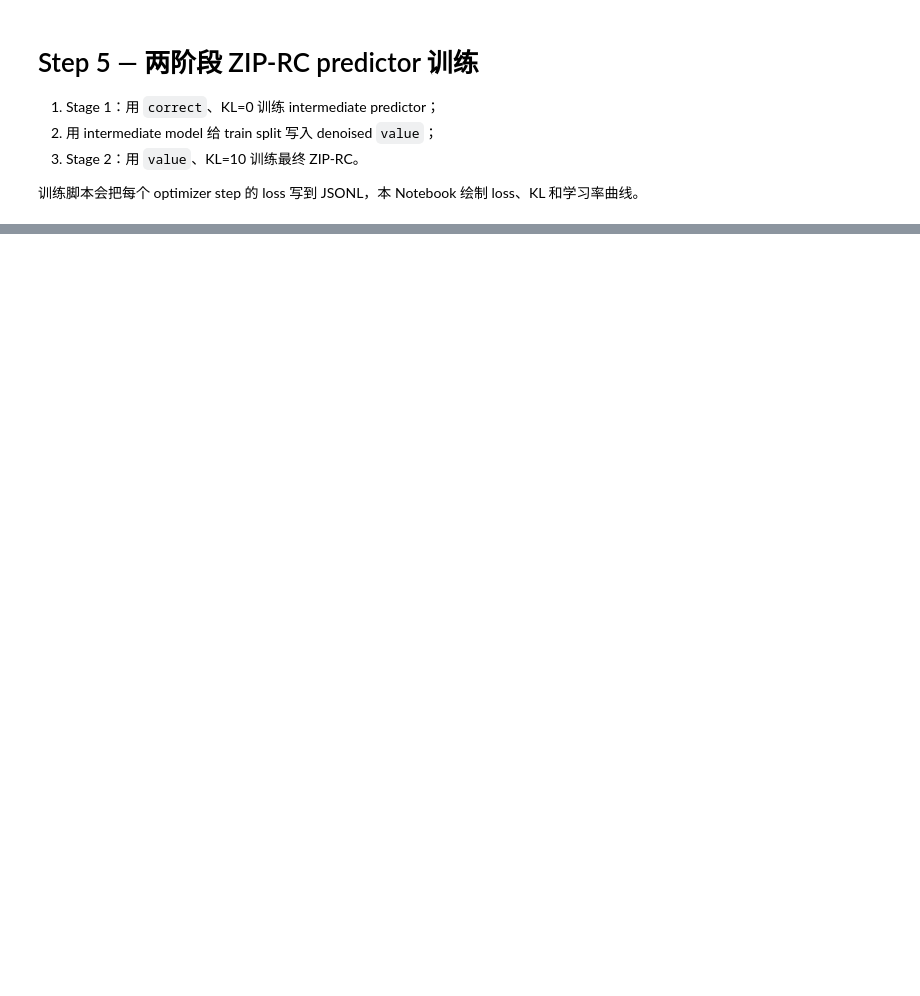
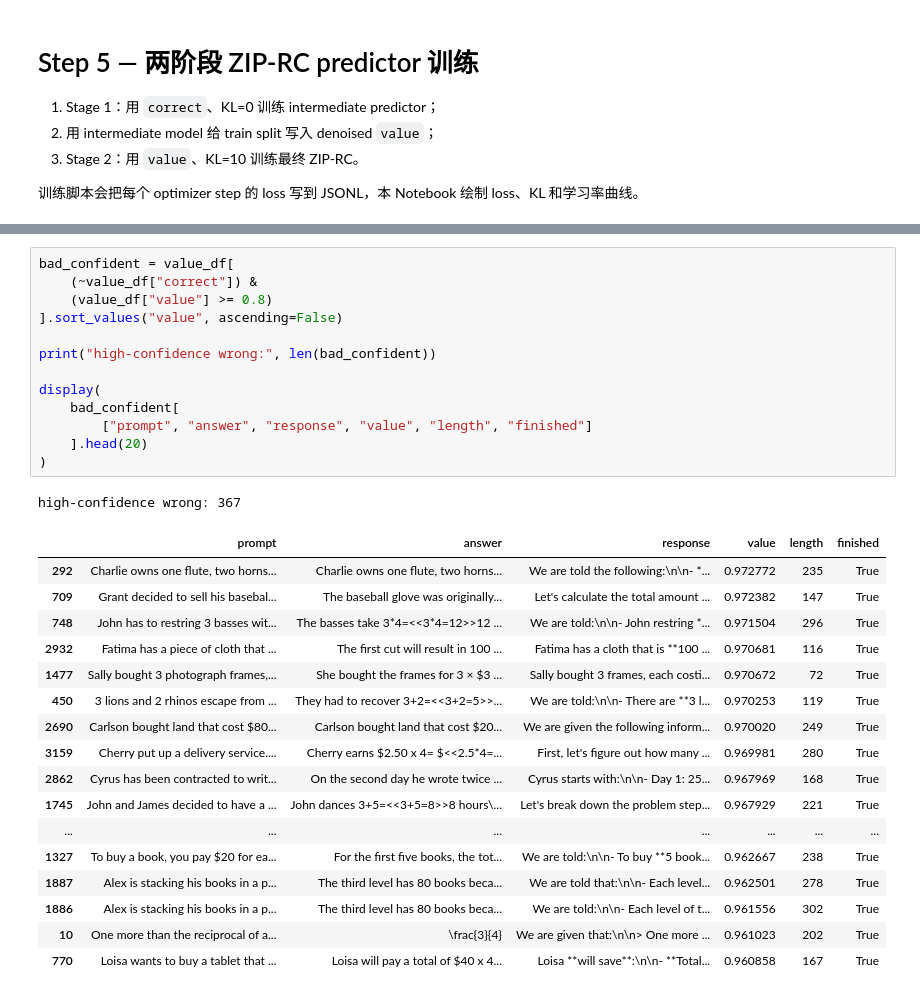
Before and after one commit to wtree101/ZIP-RC-Colab, a Jupyter notebook: notebooks/stages/05_predictor_training.ipynb, the cells around one changed output, grey strips where cells are left out. Saved outputs shown, nothing was run; the diff lists cells and outputs as text; blank space fills up the shorter version.

```diff
--- a/notebooks/stages/05_predictor_training.ipynb
+++ b/notebooks/stages/05_predictor_training.ipynb
@@ -127,0 +568,32 @@ save_stage_report(REPO, "05_predictor_training", checks, {"stage1_loss_start": s
+# %%
+bad_confident = value_df[
+    (~value_df["correct"]) &
+    (value_df["value"] >= 0.8)
+].sort_values("value", ascending=False)
+
+print("high-confidence wrong:", len(bad_confident))
+
+display(
+    bad_confident[
+        ["prompt", "answer", "response", "value", "length", "finished"]
+    ].head(20)
+)
+# %% [output]
+high-confidence wrong: 367
+|  | prompt | answer | response | value | length | finished |
+| 292 | Charlie owns one flute, two horns... | Charlie owns one flute, two horns... | We are told the following:\n\n- *... | 0.972772 | 235 | True |
+| 709 | Grant decided to sell his basebal... | The baseball glove was originally... | Let's calculate the total amount ... | 0.972382 | 147 | True |
+| 748 | John has to restring 3 basses wit... | The basses take 3*4=<<3*4=12>>12 ... | We are told:\n\n- John restring *... | 0.971504 | 296 | True |
+| 2932 | Fatima has a piece of cloth that ... | The first cut will result in 100 ... | Fatima has a cloth that is **100 ... | 0.970681 | 116 | True |
+| 1477 | Sally bought 3 photograph frames,... | She bought the frames for 3 × $3 ... | Sally bought 3 frames, each costi... | 0.970672 | 72 | True |
+| 450 | 3 lions and 2 rhinos escape from ... | They had to recover 3+2=<<3+2=5>>... | We are told:\n\n- There are **3 l... | 0.970253 | 119 | True |
+| 2690 | Carlson bought land that cost $80... | Carlson bought land that cost $20... | We are given the following inform... | 0.970020 | 249 | True |
+| 3159 | Cherry put up a delivery service.... | Cherry earns $2.50 x 4= $<<2.5*4=... | First, let's figure out how many ... | 0.969981 | 280 | True |
+| 2862 | Cyrus has been contracted to writ... | On the second day he wrote twice ... | Cyrus starts with:\n\n- Day 1: 25... | 0.967969 | 168 | True |
+| 1745 | John and James decided to have a ... | John dances 3+5=<<3+5=8>>8 hours\... | Let's break down the problem step... | 0.967929 | 221 | True |
+| ... | ... | ... | ... | ... | ... | ... |
+| 1327 | To buy a book, you pay $20 for ea... | For the first five books, the tot... | We are told:\n\n- To buy **5 book... | 0.962667 | 238 | True |
+| 1887 | Alex is stacking his books in a p... | The third level has 80 books beca... | We are told that:\n\n- Each level... | 0.962501 | 278 | True |
+| 1886 | Alex is stacking his books in a p... | The third level has 80 books beca... | We are told:\n\n- Each level of t... | 0.961556 | 302 | True |
+| 10 | One more than the reciprocal of a... | \frac{3}{4} | We are given that:\n\n> One more ... | 0.961023 | 202 | True |
+| 770 | Loisa wants to buy a tablet that ... | Loisa will pay a total of $40 x 4... | Loisa **will save**:\n\n- **Total... | 0.960858 | 167 | True |
```
Also changed, not shown: parts of 5 cells of this notebook, 27 other files.
